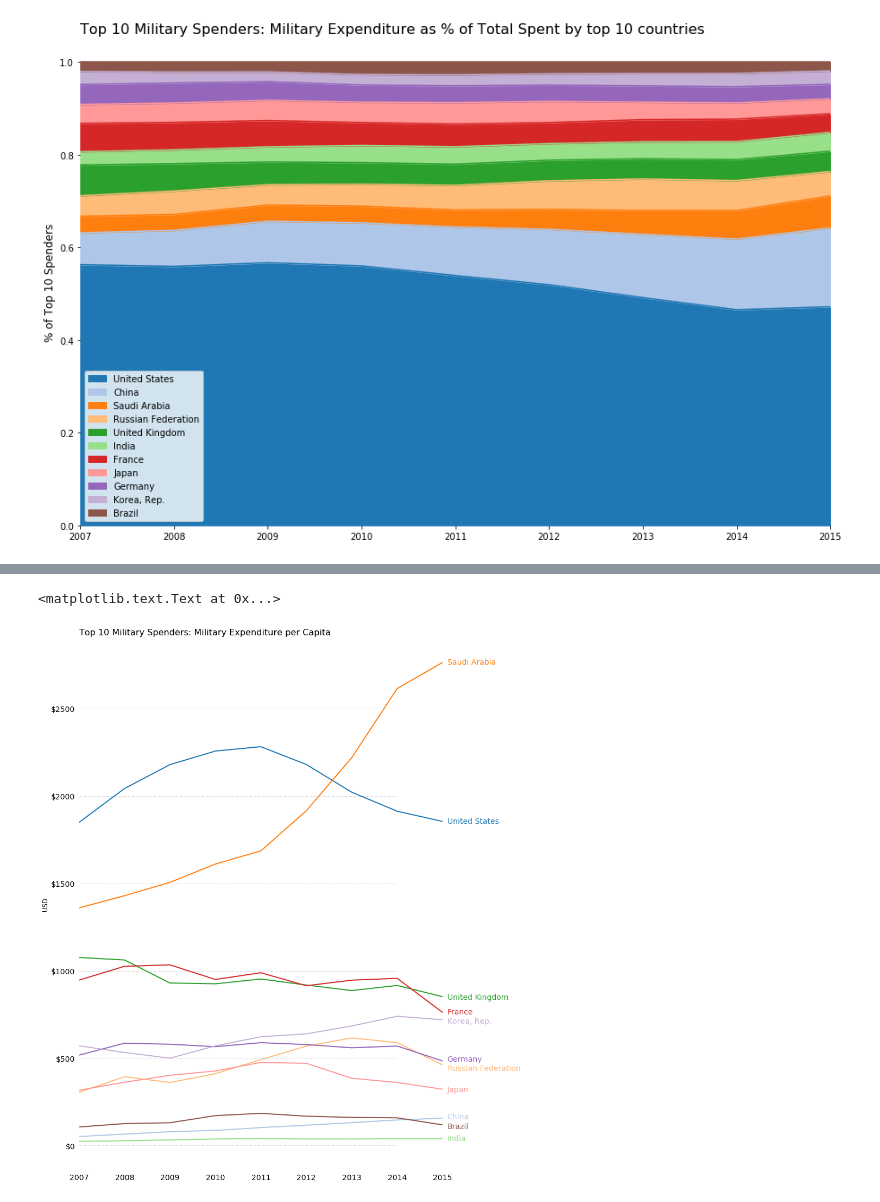
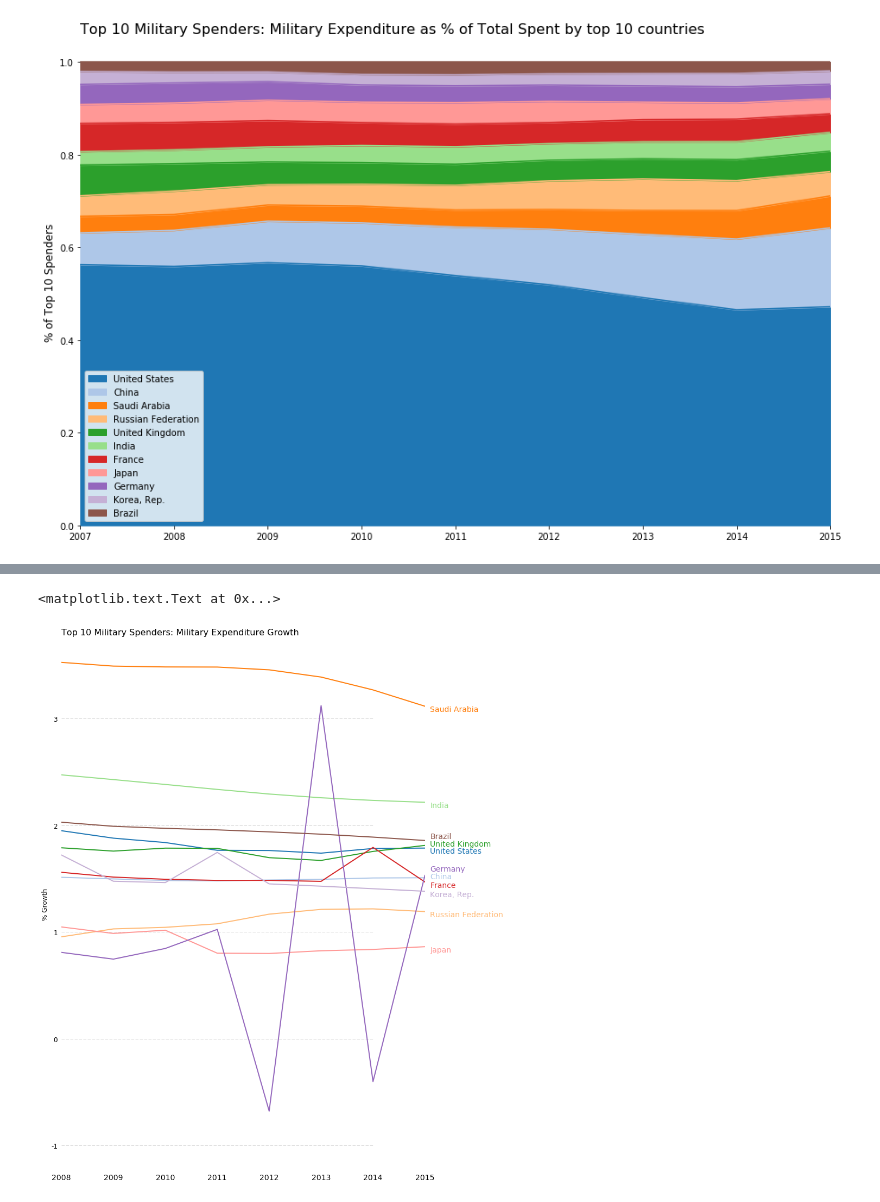
Before and after one commit to maxgrossman/minemilitaries, a Jupyter notebook: minemilitaries.ipynb, the cells around one changed output, grey strips where cells are left out. Saved outputs shown, nothing was run; the diff lists cells and outputs as text; code cells hidden in the pictures.

Commit message:
better docs / add military expenditure growth;

```diff
--- a/minemilitaries.ipynb
+++ b/minemilitaries.ipynb
@@ -205,0 +367,20 @@ pp.title("Top 10 Military Spenders: Military Expenditure as % of Total Spent by
+# %%
+# Generate, then plot, year of year growth in military spending from 08 to 2015
+
+# to make this dataframe, create sub dataframes of each year's growth rate, in a for loop, and save each
+# of these dataframes to list, here called perMiliGrowth
+# then, using pandas' concat function, merge these dataframes.
+
+perMiliGrowth = []
+
+#caculate percentage growth in military spending for 2008 - 2015
+for i in range(2007,2016):
+    # when year not 2007, get growth rate for each country as a dataframe and append to perMiliGrowth
+    if i > 2007:
+        # get current year's year over year growth rate
+        growthDF = (miliDataList[1][str(i)]-miliDataList[1][str(i-1)])/miliDataList[1][str(i-1)]
+        # save it to perMiliGrowoth
+        perMiliGrowth.append(pd.DataFrame(growthDF, columns=[i]))]
+
+#use perMiliGrowth list with pd.concat to merge each year into dataframe
+perMiliGrowth = pd.concat(perMiliGrowth,axis=1)
@@ -206,66 +402,58 @@ pp.title("Top 10 Military Spenders: Military Expenditure as % of Total Spent by
 # %%
-# per person military spending v. per person gdp
+# plot year over year growth from 2008 to 2015
 
-#plot transpose of this dataframe, using tableua20 colors
+# set figure size then get axis object
 pp.figure(figsize=(12,18))
 ax = pp.subplot(111)
 # remove outer lines of plot
 ax.spines["top"].set_visible(False)
 ax.spines["bottom"].set_visible(False)
 ax.spines["right"].set_visible(False)
 ax.spines["left"].set_visible(False)
-# add stylistic ticks across the plot
+# constrain tick mark drawing to only the y and x axes
 ax.get_xaxis().tick_bottom()
 ax.get_yaxis().tick_left()
-pp.xlim(2007,2015)
-pp.yticks(range(0,3000,500), ["$" + str(x) for x in range(0,3000,500)], fontsize=14)
+# set x limit to years 2008-2015
+pp.xlim(2008,2015)
+ax.yaxis.set_major_formatter(mtick.FixedFormatter([-2,-1,0,1,2,3]))
 pp.xticks(fontsize=14)
-for y in [y for y in range(0,3000,500)]:
-    pp.plot(range(2007, 2015), [y] * len(range(2007, 2015)), "--", lw=0.5, color="black", alpha=0.3)
+pp.yticks(fontsize=12)
+# plot dashed lines at height equal to ticks on y axis
+for y in  [y * 0.01 for y in range(-2,3,1)]:
+    pp.plot(range(2008, 2015), [y] * len(range(2008, 2015)), "--", lw=0.5, color="black", alpha=0.3)
+# get rid of ticks, leaving only the labels
 pp.tick_params(axis="both", which="both", bottom="off", top="off",
                 labelbottom="on", left="off", right="off", labelleft="on")
 
-for i in range(0,len(miliDataList[5].index.values.tolist())):
+for i in range(0,len(perMiliGrowth.index.values.tolist())):
     # Select country matching ith element in index list
-    country = miliDataList[5].index.values.tolist()[i]
+    country = perMiliGrowth.index.values.tolist()[i]
 
     # Plot each line separately with its own color, using the Tableau 20 color set in order.
-    pp.plot(miliDataList[5].loc[country],
+    pp.plot(perMiliGrowth.loc[country],
            lw=2,color=tableau20[i])
 
     # Set y position of label to value of 2015 milispending
-    y_pos = miliDataList[5].loc[country,'2015']
+    y_pos = perMiliGrowth.loc[country,2015]
 
-    # after visual inspection, slightly adjust height of text
-    if country == 'India':
-        y_pos -= 12
-    elif country == 'Russian Federation':
-        y_pos -= 30
+    if country == 'Brazil':
+        y_pos += 0.0002
+    elif country == 'United Kingdom':
+        y_pos -= 0.00005
+    elif country == 'United States':
+        y_pos -= 0.0005
     elif country == 'Germany':
-        y_pos -= 3
+        y_pos += 0.0004
     elif country == 'China':
-        y_pos -= 5
-    elif country == 'Japan':
-        y_pos -= 13
-    elif country == 'Brazil':
-        y_pos -= 20
-    elif country == 'Korea, Rep.':
-        y_pos -= 20
-    elif country == 'France':
-        y_pos -= 10
-    elif country == 'United Kingdom':
-        y_pos -= 15
-    elif country == 'United States':
-        y_pos -= 10
-    elif country == 'Saudi Arabia':
-        y_pos -= 10
+        y_pos -= 0.00008
+    elif country == 'France' or 'Korea, Rep.':
+        y_pos -= 0.0005
 
-    # plot the text
     pp.text(2015.1,y_pos,country,fontsize=14,color=tableau20[i])
 
-pp.ylabel('USD',size=12)
-pp.title('Top 10 Military Spenders: Military Expenditure per Capita',
+pp.ylabel('% Growth',size=12)
+pp.title('Top 10 Military Spenders: Military Expenditure Growth',
          fontsize=16,loc='left')
 # %% [output]
 <matplotlib.text.Text at 0x...>
-[figure, old version]
+[figure, new version]
```
Also changed, not shown: parts of 10 cells of this notebook.
